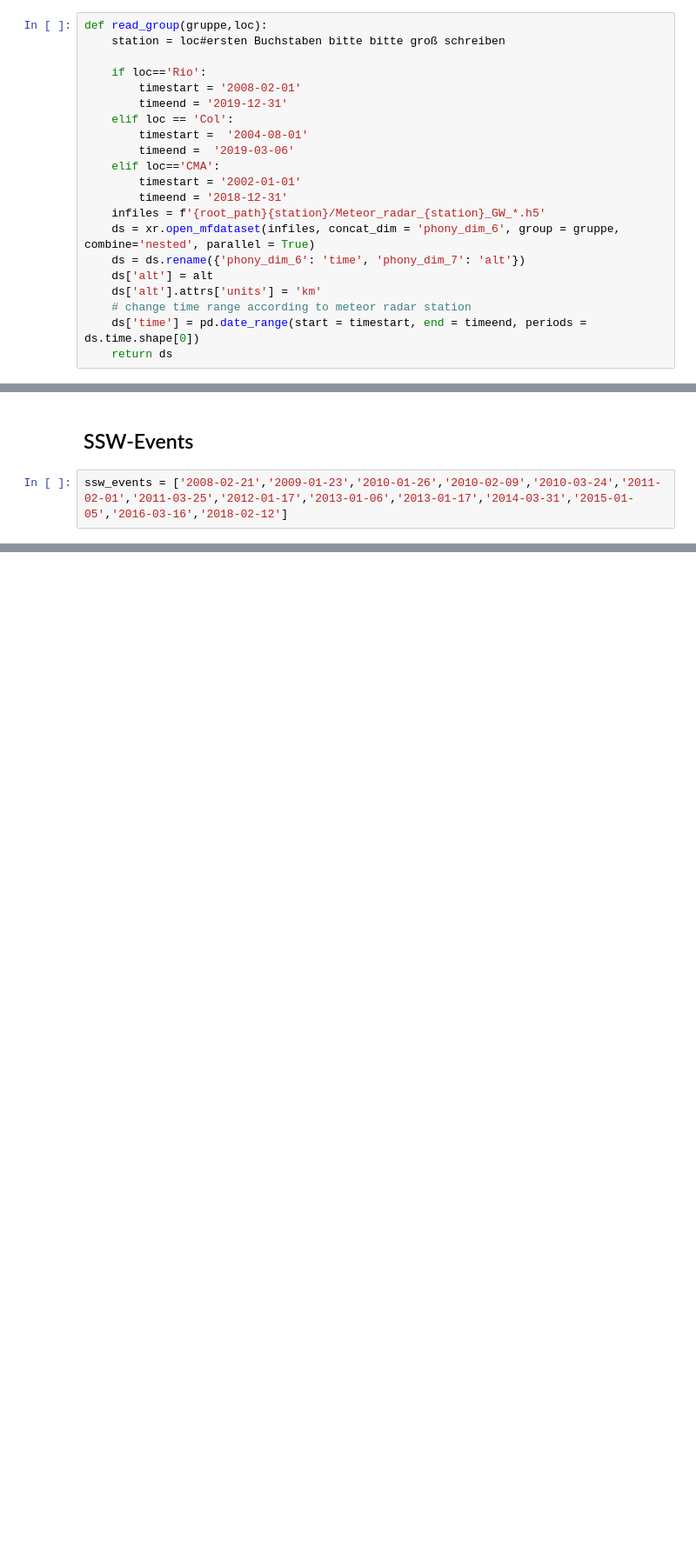
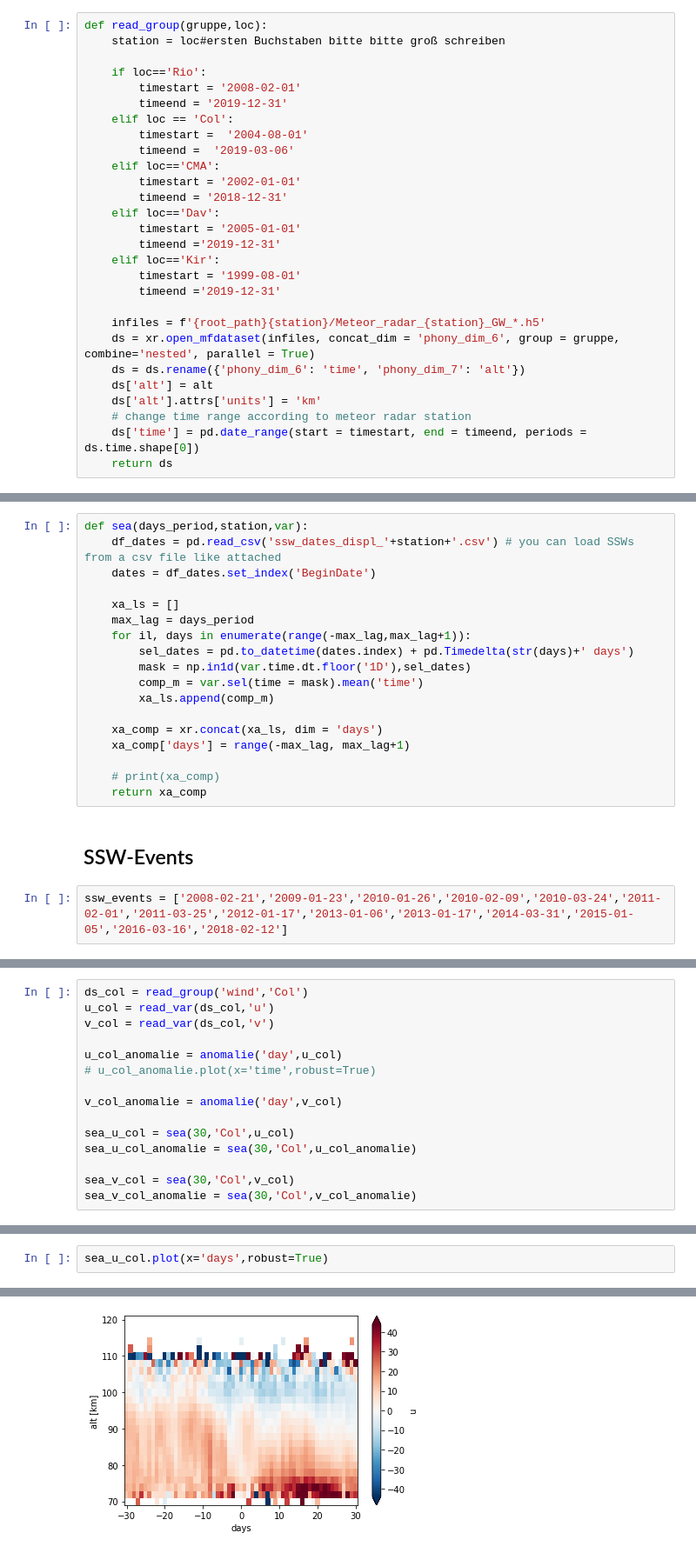
Before and after one commit to VACILT/SSW_project, a Jupyter notebook: meteorological conditions during ssw events.ipynb, the cells around one changed output, grey strips where cells are left out. Shown: that part at 87% size. Cells and saved outputs as stored; diff of their text form; blank space fills up the shorter version.

Commit message:
Superposed epoch analysis working now, created plots for wind and gravity waves for the 5 meteor radar stations

```diff
--- a/meteorological conditions during ssw events.ipynb
+++ b/meteorological conditions during ssw events.ipynb
@@ -22,6 +22,13 @@ def read_group(gruppe,loc):
     elif loc=='CMA':
         timestart = '2002-01-01'
         timeend = '2018-12-31'
+    elif loc=='Dav':
+        timestart = '2005-01-01'
+        timeend ='2019-12-31'
+    elif loc=='Kir':
+        timestart = '1999-08-01'
+        timeend ='2019-12-31'
+
     infiles = f'{root_path}{station}/Meteor_radar_{station}_GW_*.h5'
     ds = xr.open_mfdataset(infiles, concat_dim = 'phony_dim_6', group = gruppe, combine='nested', parallel = True)
     ds = ds.rename({'phony_dim_6': 'time', 'phony_dim_7': 'alt'})
@@ -50,3 +68,21 @@ def anomalie(step,var):
+# %%
+def sea(days_period,station,var):
+    df_dates = pd.read_csv('ssw_dates_displ_'+station+'.csv') # you can load SSWs from a csv file like attached
+    dates = df_dates.set_index('BeginDate')
+
+    xa_ls = []
+    max_lag = days_period
+    for il, days in enumerate(range(-max_lag,max_lag+1)):
+        sel_dates = pd.to_datetime(dates.index) + pd.Timedelta(str(days)+' days')
+        mask = np.in1d(var.time.dt.floor('1D'),sel_dates)
+        comp_m = var.sel(time = mask).mean('time')
+        xa_ls.append(comp_m)
+
+    xa_comp = xr.concat(xa_ls, dim = 'days')
+    xa_comp['days'] = range(-max_lag, max_lag+1)
+
+    # print(xa_comp)
+    return xa_comp
 # %% [markdown]
 ## SSW-Events
 # %%
@@ -390,0 +101,15 @@ print(xa_comp)
+# %%
+ds_col = read_group('wind','Col')
+u_col = read_var(ds_col,'u')
+v_col = read_var(ds_col,'v')
+
+u_col_anomalie = anomalie('day',u_col)
+# u_col_anomalie.plot(x='time',robust=True)
+
+v_col_anomalie = anomalie('day',v_col)
+
+sea_u_col = sea(30,'Col',u_col)
+sea_u_col_anomalie = sea(30,'Col',u_col_anomalie)
+
+sea_v_col = sea(30,'Col',v_col)
+sea_v_col_anomalie = sea(30,'Col',v_col_anomalie)
@@ -390,0 +118,3 @@ print(xa_comp)
+# %%
+sea_u_col.plot(x='days',robust=True)
+# %% [output]
@@ -390,0 +122 @@ print(xa_comp)
+[figure, added]
```
Also changed, not shown: parts of 104 cells of this notebook.
